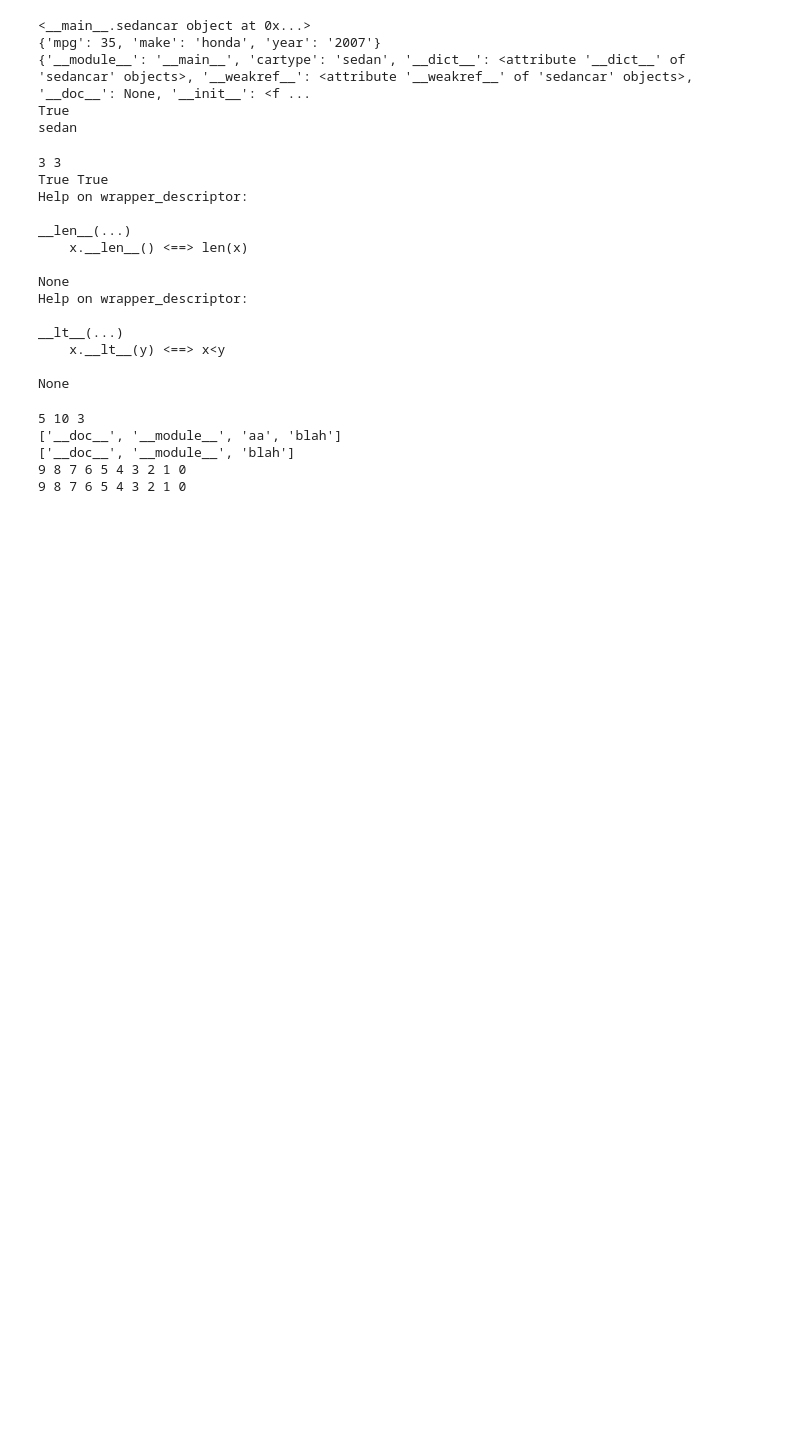
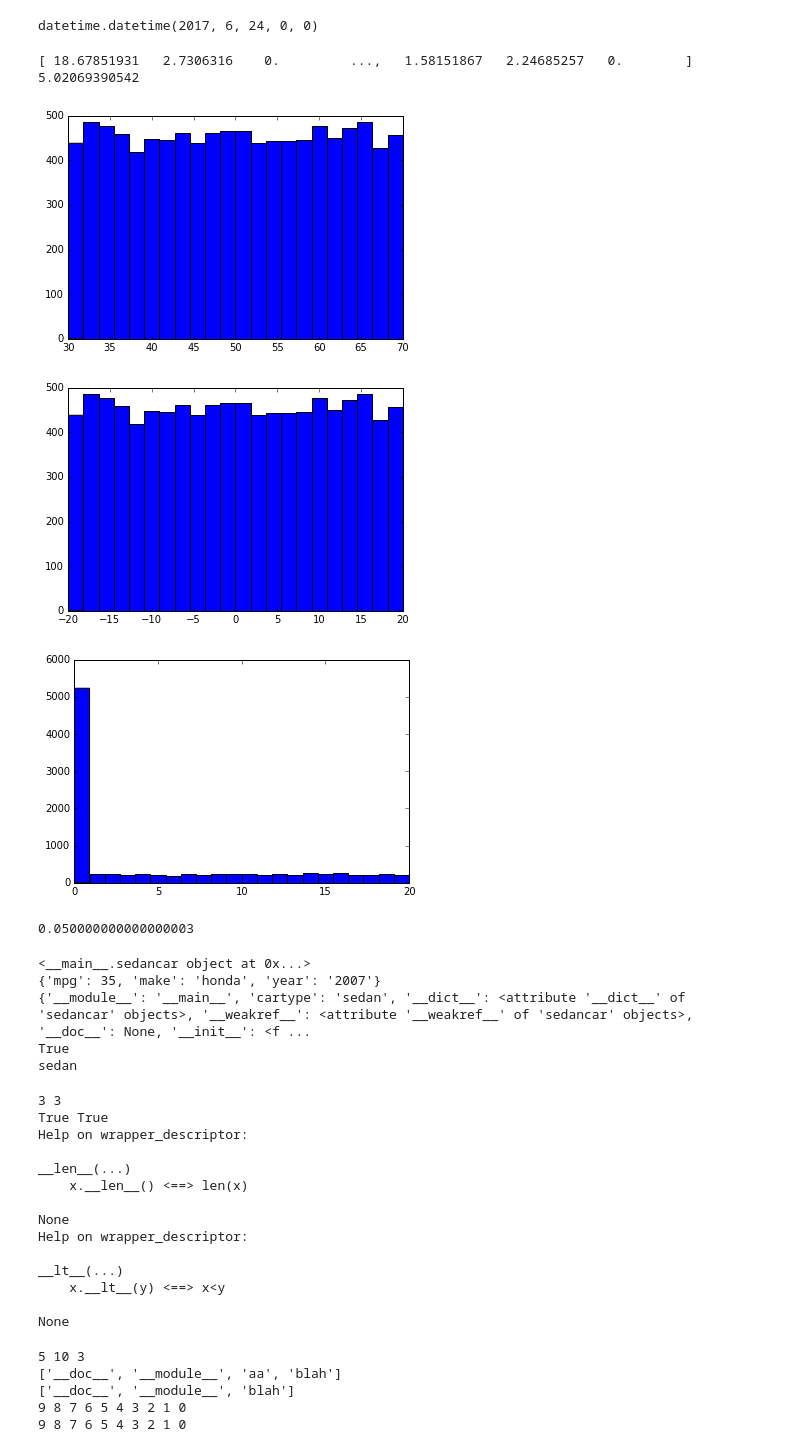
Before and after one commit to neerav1985/repo_home, a Jupyter notebook: Python/Untitled.ipynb, the cells around one changed output. Cells and saved outputs as stored; diff of their text form; code cells hidden in the pictures; blank space fills up the shorter version.

```diff
--- a/Python/Untitled.ipynb
+++ b/Python/Untitled.ipynb
@@ -0,0 +1,35 @@
+# %%
+import datetime
+datetime.datetime(2017,4,25)+datetime.timedelta(days=60)
+#a=datetime.date(4,25,2017)
+# %% [output]
+datetime.datetime(2017, 6, 24, 0, 0)
+# %%
+import numpy as np
+S = 30+np.random.rand(10000)*(70-30)#uniform between 30 and 70
+K = 50
+#print np.histogram(S)
+import matplotlib.pyplot as plt
+%matplotlib inline
+plt.figure(0)
+plt.hist(S,'auto')
+plt.figure(1)
+plt.hist(S-K,'auto')
+plt.figure(2)
+plt.hist(np.maximum(S-K,0),'auto')
+print np.maximum(S-K,0)#element-wise not np.max which works only on one array
+callT = np.mean(np.maximum(S-K,0))
+print callT
+# %% [output]
+[ 18.67851931   2.7306316    0.         ...,   1.58151867   2.24685257   0.        ]
+5.02069390542
+[figure, added]
+[figure, added]
+[figure, added]
+# %%
+from sklearn import linear_model
+reg = linear_model.RidgeCV(alphas=np.arange(0.05,1,.05))
+reg.fit([[0, 0], [0, 0], [1, 1]], [0, .1, 1])
+reg.alpha_
+# %% [output]
+0.050000000000000003
```
Also changed, not shown: parts of 2 cells of this notebook, 4 other files.
